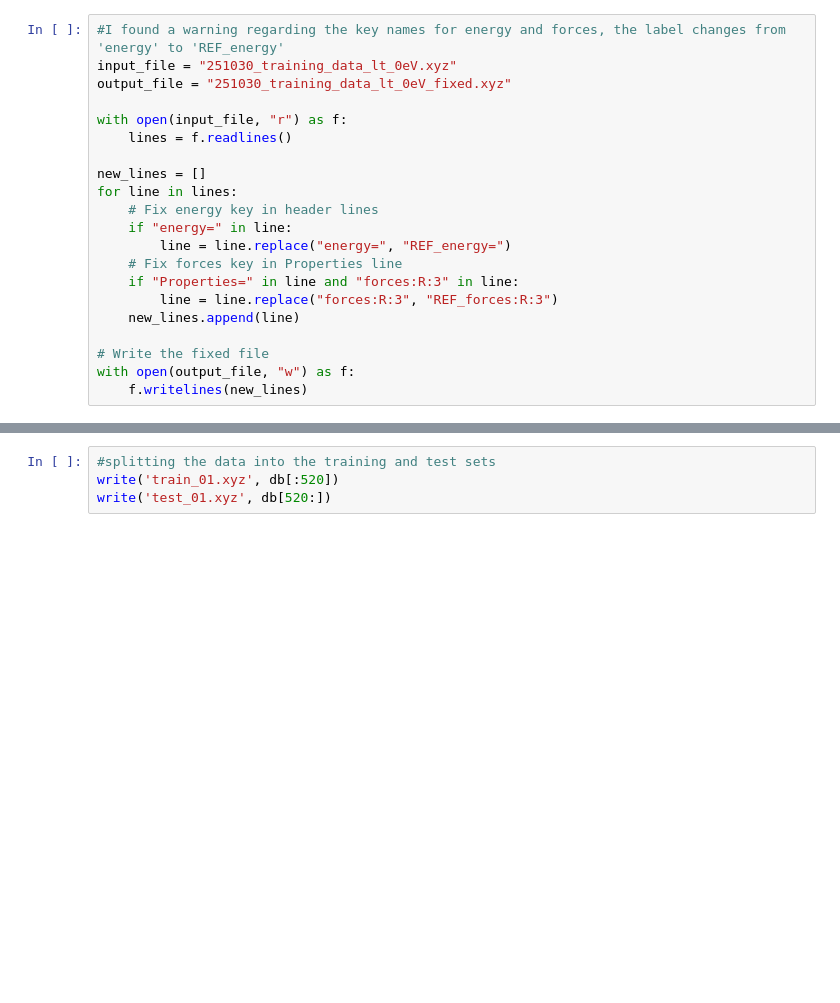
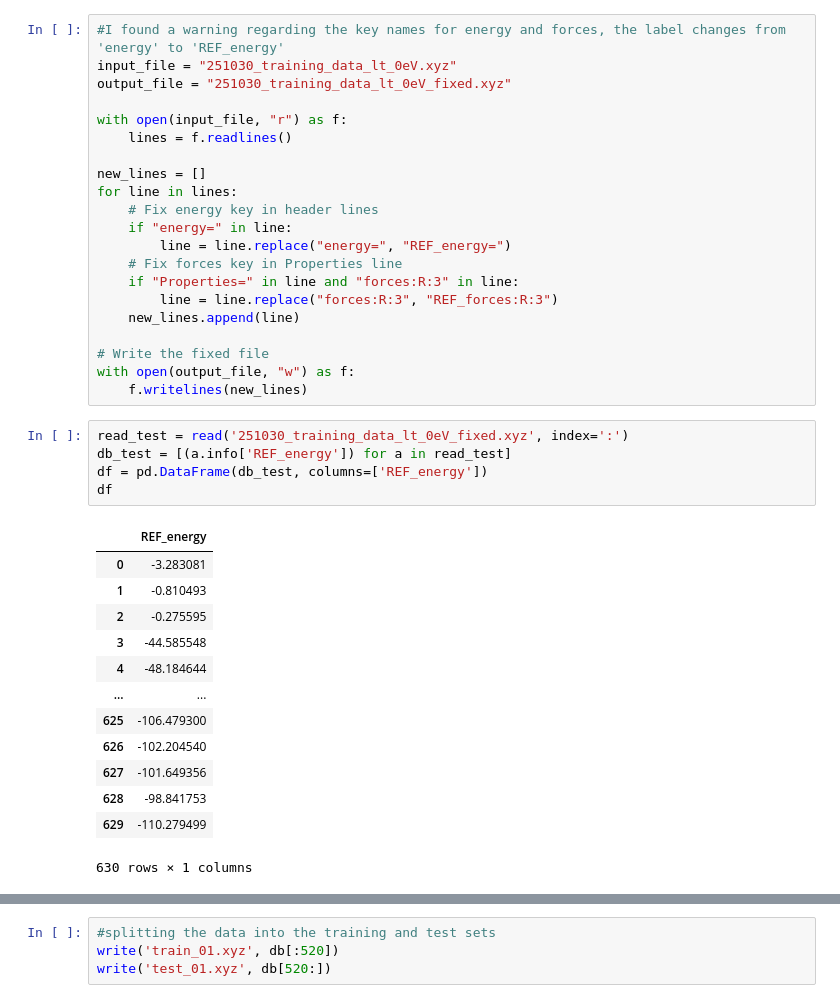
Before and after one commit to ShannonNCM/research_files, a Jupyter notebook: new_model/model_01/training_notebook.ipynb, the cells around one changed output, grey strips where cells are left out. Saved outputs shown, nothing was run; the diff lists cells and outputs as text; blank space fills up the shorter version.

```diff
--- a/new_model/model_01/training_notebook.ipynb
+++ b/new_model/model_01/training_notebook.ipynb
@@ -34,3 +34,22 @@ for line in lines:
 # Write the fixed file
 with open(output_file, "w") as f:
     f.writelines(new_lines)
+# %%
+read_test = read('251030_training_data_lt_0eV_fixed.xyz', index=':')
+db_test = [(a.info['REF_energy']) for a in read_test]
+df = pd.DataFrame(db_test, columns=['REF_energy'])
+df
+# %% [output]
+|  | REF_energy |
+| 0 | -3.283081 |
+| 1 | -0.810493 |
+| 2 | -0.275595 |
+| 3 | -44.585548 |
+| 4 | -48.184644 |
+| ... | ... |
+| 625 | -106.479300 |
+| 626 | -102.204540 |
+| 627 | -101.649356 |
+| 628 | -98.841753 |
+| 629 | -110.279499 |
+630 rows × 1 columns
```
Also changed, not shown: parts of 16 cells of this notebook, 16 other files.
